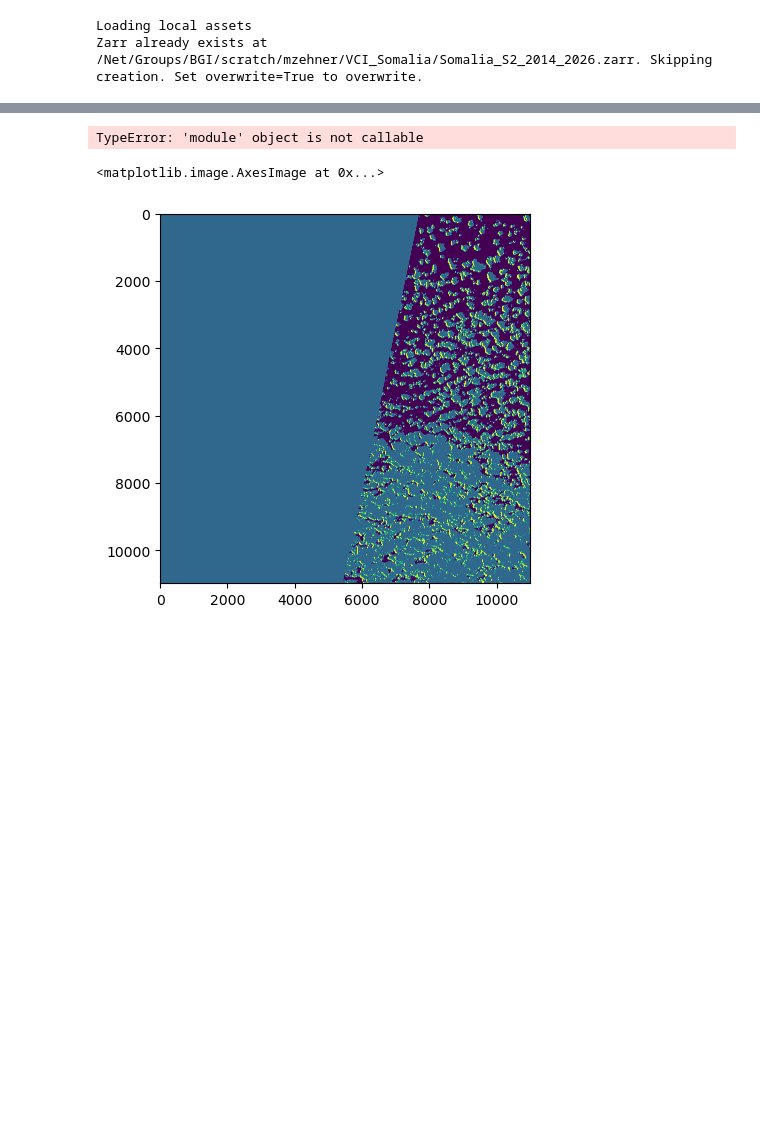
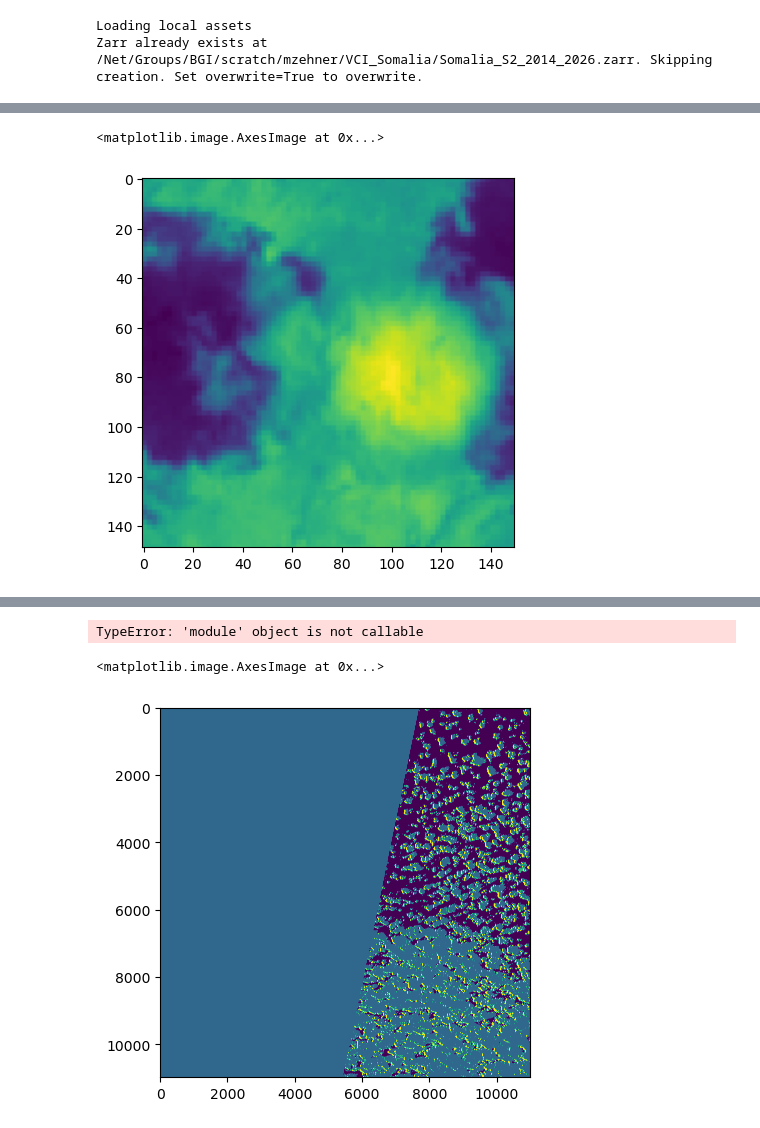
Before and after one commit to MarkusZehner/stacathome, a Jupyter notebook: test_cloudmask.ipynb, the cells around one changed output, grey strips where cells are left out. Saved outputs shown, nothing was run; the diff lists cells and outputs as text; code cells hidden in the pictures; blank space fills up the shorter version.

```diff
--- a/test_cloudmask.ipynb
+++ b/test_cloudmask.ipynb
@@ -336,0 +271,5 @@ KeyboardInterrupt:
+# %%
+plt.imshow(data_bands[3, -150:-1, 0:150])
+# %% [output]
+<matplotlib.image.AxesImage at 0x...>
+[figure, added]
```
Also changed, not shown: parts of 55 cells of this notebook, 4 other files.
